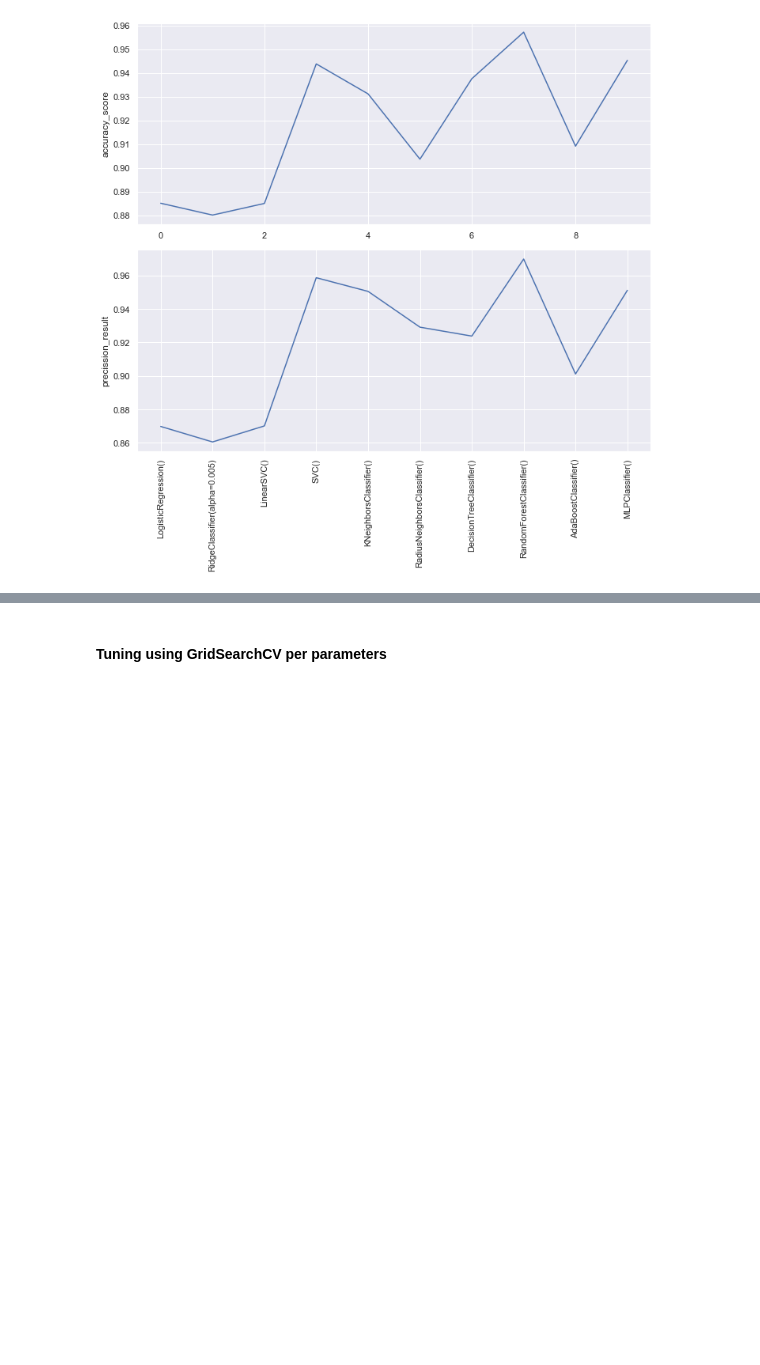
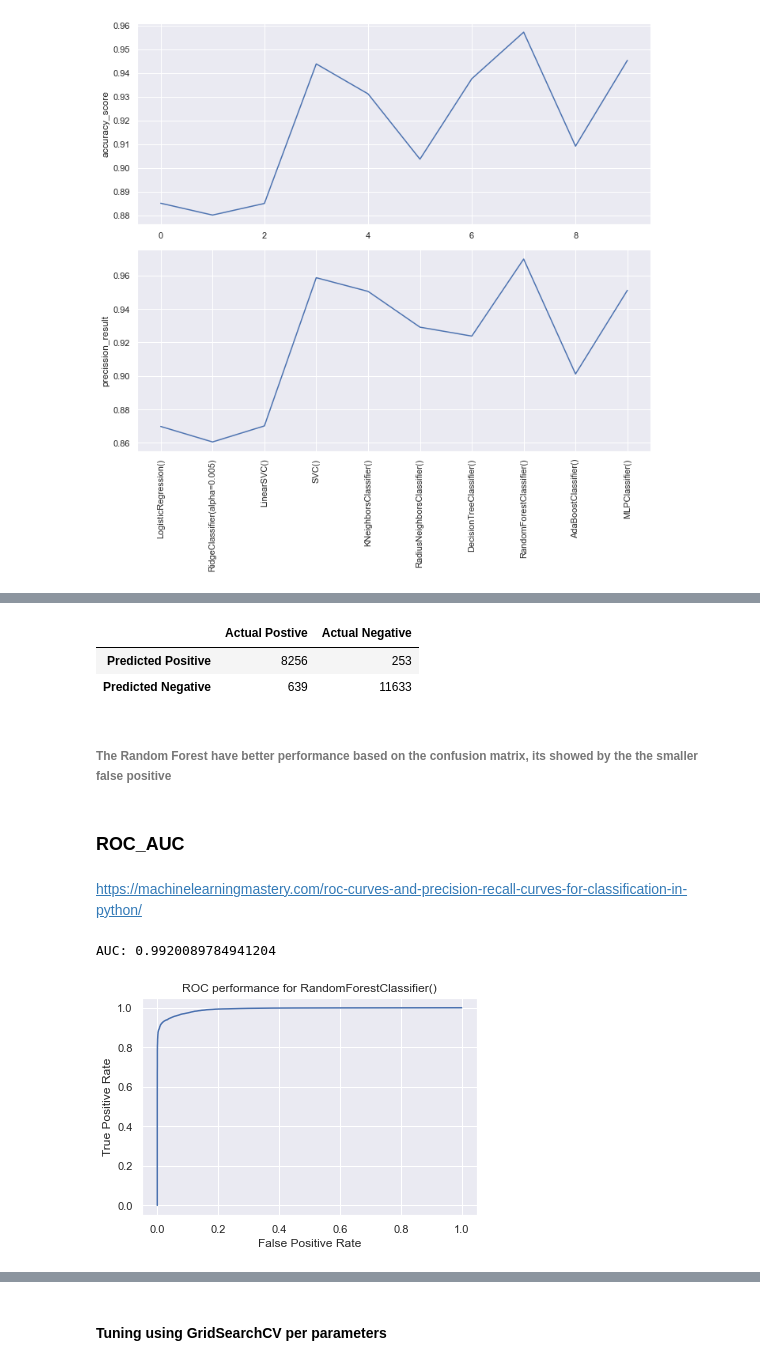
Before and after one commit to RodzanIskandar/Airline_Passenger_satisfaction, a Jupyter notebook: Machine Learning modelling APS.ipynb, the cells around one changed output, grey strips where cells are left out. Drawn from its saved outputs; the diff is of its cells as text; code cells hidden in the pictures; blank space fills up the shorter version.

```diff
--- a/Machine Learning modelling APS.ipynb
+++ b/Machine Learning modelling APS.ipynb
@@ -105,0 +102,30 @@ akurasi  94.32% +/- 0.21%
+# %%
+confusion(X_train, y_train, X_test, y_test, rf)
+# %% [output]
+|  | Actual Postive | Actual Negative |
+| Predicted Positive | 8256 | 253 |
+| Predicted Negative | 639 | 11633 |
+# %% [markdown]
+###### The Random Forest have better performance based on the confusion matrix, its showed by the the smaller false positive
+# %% [markdown]
+### ROC_AUC
+# %%
+def ROC_AUC_test(X_train, y_train, X_test, y_test, model):
+    from sklearn.metrics import roc_auc_score, roc_curve
+    model.fit(X_train, y_train)
+    y_pred = model.predict_proba(X_test)
+    y_pred = y_pred[:,1]
+    AUC = roc_auc_score(y_test, y_pred)
+    tpr, fpr, _ = roc_curve(y_test, y_pred)
+    print('AUC: ' + str(AUC))
+    plt.plot(tpr, fpr)
+    plt.title('ROC performance for ' + str(model))
+    plt.xlabel('False Positive Rate')
+    plt.ylabel('True Positive Rate')
+# %% [markdown]
+https://machinelearningmastery.com/roc-curves-and-precision-recall-curves-for-classification-in-python/
+# %%
+ROC_AUC_test(X_train, y_train, X_test, y_test, rf)
+# %% [output]
+AUC: 0.9920089784941204
+[figure, added]
```
Also changed, not shown: parts of 55 cells of this notebook.
